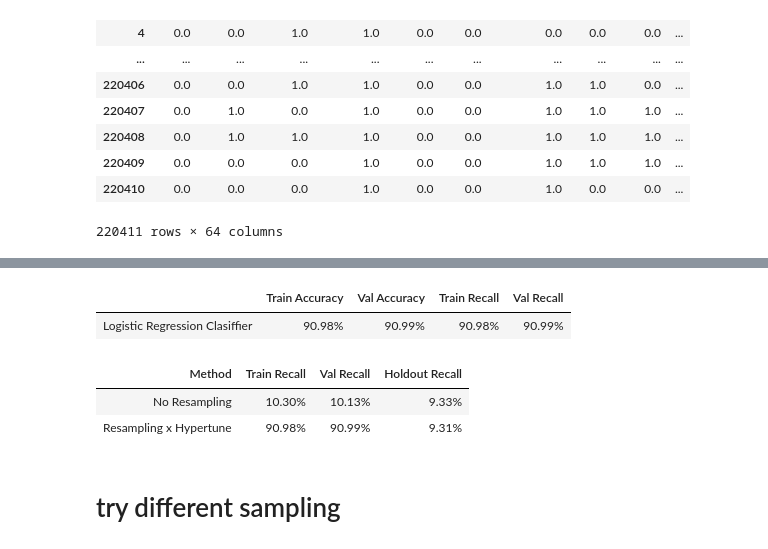
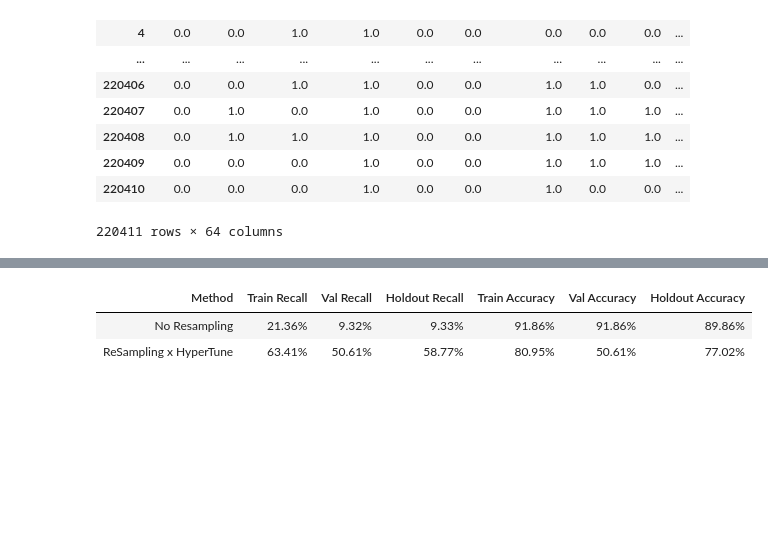
Before and after one commit to Paolo1151/HeartDiseasePrediction, a Jupyter notebook: notebooks/hypertuning_logistic v2.ipynb, the cells around one changed output, grey strips where cells are left out. Cells and saved outputs as stored; diff of their text form; code cells hidden in the pictures; blank space fills up the shorter version.

```diff
--- a/notebooks/hypertuning_logistic v2.ipynb
+++ b/notebooks/hypertuning_logistic v2.ipynb
@@ -145,8 +178,5 @@ def train_lr(X, y, metric, res_t=None, hypertune=False, resample=False):
 # %%
 start_time = time.time()
-lr_tk_rec_ada = train_lr(X_trainval, y_trainval, 'recall', ADASYN(),
+lr_tk_rec_ada = train_model(X_trainval, y_trainval, ['recall', 'accuracy'], 'knn', RandomUnderSampler(),
                        hypertune=True, resample=True)
-start_time = time.time()
-lr_tk_acc_ada = train_lr(X_trainval, y_trainval, 'accuracy', ADASYN(),
-                      hypertune=True, resample=True)
 # %% [output]
@@ -191,52 +200,39 @@ lr_tk_acc_ada
-# %%
-cols = ['', 'Train Accuracy', 'Val Accuracy',
-        'Train Recall', 'Val Recall']
-hyper = pd.DataFrame(columns=cols)
-hyper.loc[0] = [lr_tk_rec_ada[0],
-                np.round(lr_tk_acc_ada[1]*100, 6),
-                np.round(lr_tk_acc_ada[2]*100, 6),
-                np.round(lr_tk_rec_ada[1]*100, 6),
-                np.round(lr_tk_rec_ada[2]*100, 6)]
-hyper2 = pd.DataFrame(columns=cols)
-hyper2.loc[0] = [lr_tk_rec_ada[0],
-                 '{:.2f}%'.format(np.round(lr_tk_acc_ada[1]*100, 2)),
-                 '{:.2f}%'.format(np.round(lr_tk_acc_ada[2]*100, 2)),
-                 '{:.2f}%'.format(np.round(lr_tk_rec_ada[1]*100, 2)),
-                 '{:.2f}%'.format(np.round(lr_tk_rec_ada[2]*100, 2))]
-hyper2.style.hide_index()
-# %% [output]
-|  | Train Accuracy | Val Accuracy | Train Recall | Val Recall |
-| Logistic Regression Clasiffier | 90.98% | 90.99% | 90.98% | 90.99% |
 # %%
 # re-fitting for the holdout
 rh = lr_tk_rec_ada[-1]
 rh.fit(X_trainval, y_trainval)
 y_preds = rh.predict(X_holdout)
-rh_holdout_score = recall_score(y_holdout, y_preds)
+rh_holdout_rec = recall_score(y_holdout, y_preds)
+rh_holdout_acc = accuracy_score(y_holdout, y_preds)
 # %%
 # cross-validation
-base_var = train_lr(X_trainval, y_trainval, 'recall', hypertune=False, resample=False)
+base_var = train_model(X_trainval, y_trainval, ['recall', 'accuracy'], 'knn', hypertune=False, resample=False)
 
 # re-fitting for the holdout
 base_model = base_var[-1]
 base_model.fit(X_trainval, y_trainval)
 y_preds = base_model.predict(X_holdout)
-holdout_score = recall_score(y_holdout, y_preds)
+holdout_recall = recall_score(y_holdout, y_preds)
+holdout_accuracy = accuracy_score(y_holdout, y_preds)
 # %%
-cols = ['Method', 'Train Recall', 'Val Recall', 'Holdout Recall']
+cols = ['Method', 'Train Recall', 'Val Recall', 'Holdout Recall', 'Train Accuracy', 'Val Accuracy', 'Holdout Accuracy']
 summary = pd.DataFrame(columns=cols)
 summary.loc[0] = ['No Resampling',
-                 '{:.2f}%'.format(np.round(base_var[1]*100, 2)),
-                 '{:.2f}%'.format(np.round(base_var[2]*100, 2)),
-                 '{:.2f}%'.format(np.round(holdout_score*100, 2))]
-summary.loc[3] = ['Resampling x Hypertune',
-                 '{:.2f}%'.format(np.round(lr_tk_rec_ada[1]*100, 2)),
-                 '{:.2f}%'.format(np.round(lr_tk_rec_ada[2]*100, 2)),
-                 '{:.2f}%'.format(np.round(rh_holdout_score*100, 2))]
+                  '{:.2f}%'.format(np.round(base_var[1]*100, 2)),
+                  '{:.2f}%'.format(np.round(base_var[3]*100, 2)),
+                  '{:.2f}%'.format(np.round(holdout_recall*100, 2)),
+                  '{:.2f}%'.format(np.round(base_var[2]*100, 2)),
+                  '{:.2f}%'.format(np.round(base_var[4]*100, 2)),
+                  '{:.2f}%'.format(np.round(holdout_accuracy*100, 2))]
+summary.loc[1] = ['ReSampling x HyperTune',
+                  '{:.2f}%'.format(np.round(lr_tk_rec_ada[2]*100, 2)),
+                  '{:.2f}%'.format(np.round(lr_tk_rec_ada[4]*100, 2)),
+                  '{:.2f}%'.format(np.round(rh_holdout_rec*100, 2)),
+                  '{:.2f}%'.format(np.round(lr_tk_rec_ada[1]*100, 2)),
+                  '{:.2f}%'.format(np.round(lr_tk_rec_ada[3]*100, 2)),
+                  '{:.2f}%'.format(np.round(rh_holdout_acc*100, 2))]
 summary.style.hide_index()
 # %% [output]
-| Method | Train Recall | Val Recall | Holdout Recall |
-| No Resampling | 10.30% | 10.13% | 9.33% |
-| Resampling x Hypertune | 90.98% | 90.99% | 9.31% |
+| Method | Train Recall | Val Recall | Holdout Recall | Train Accuracy | Val Accuracy | Holdout Accuracy |
+| No Resampling | 21.36% | 9.32% | 9.33% | 91.86% | 91.86% | 89.86% |
+| ReSampling x HyperTune | 63.41% | 50.61% | 58.77% | 80.95% | 50.61% | 77.02% |
-# %% [markdown]
-# try different sampling
```
Also changed, not shown: parts of 13 cells of this notebook.
